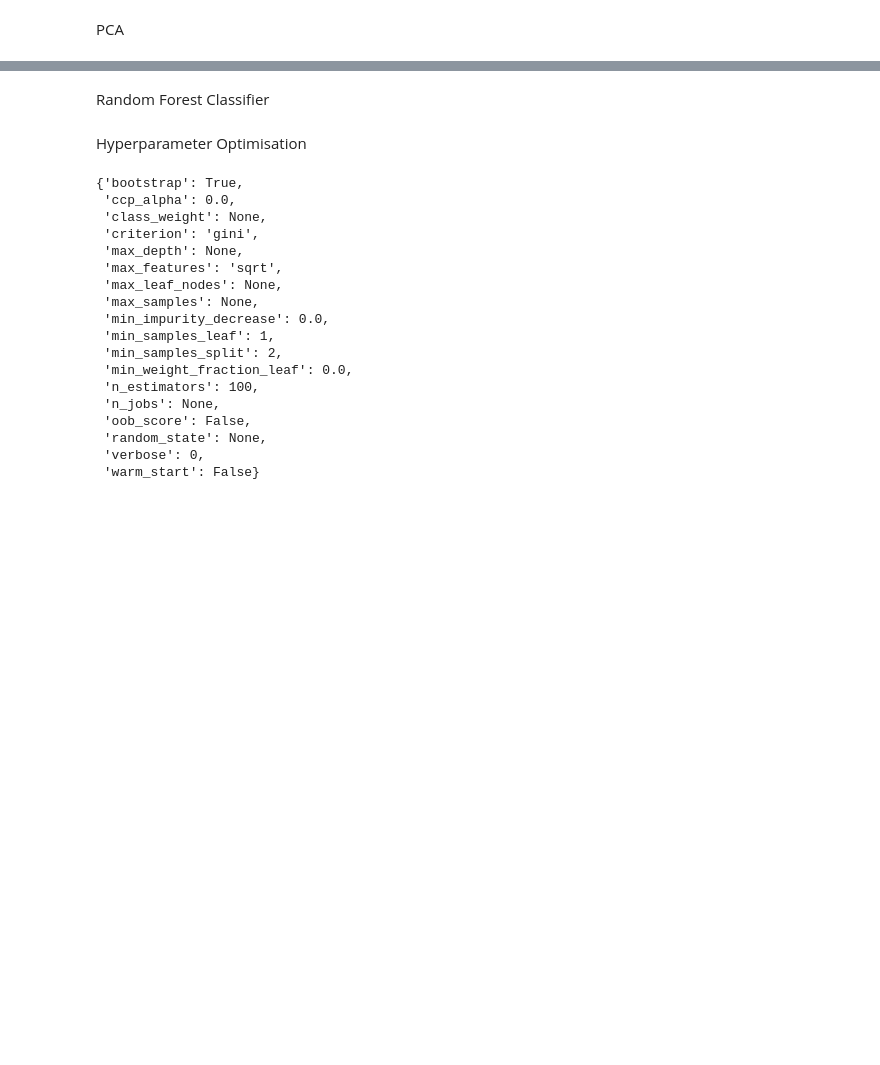
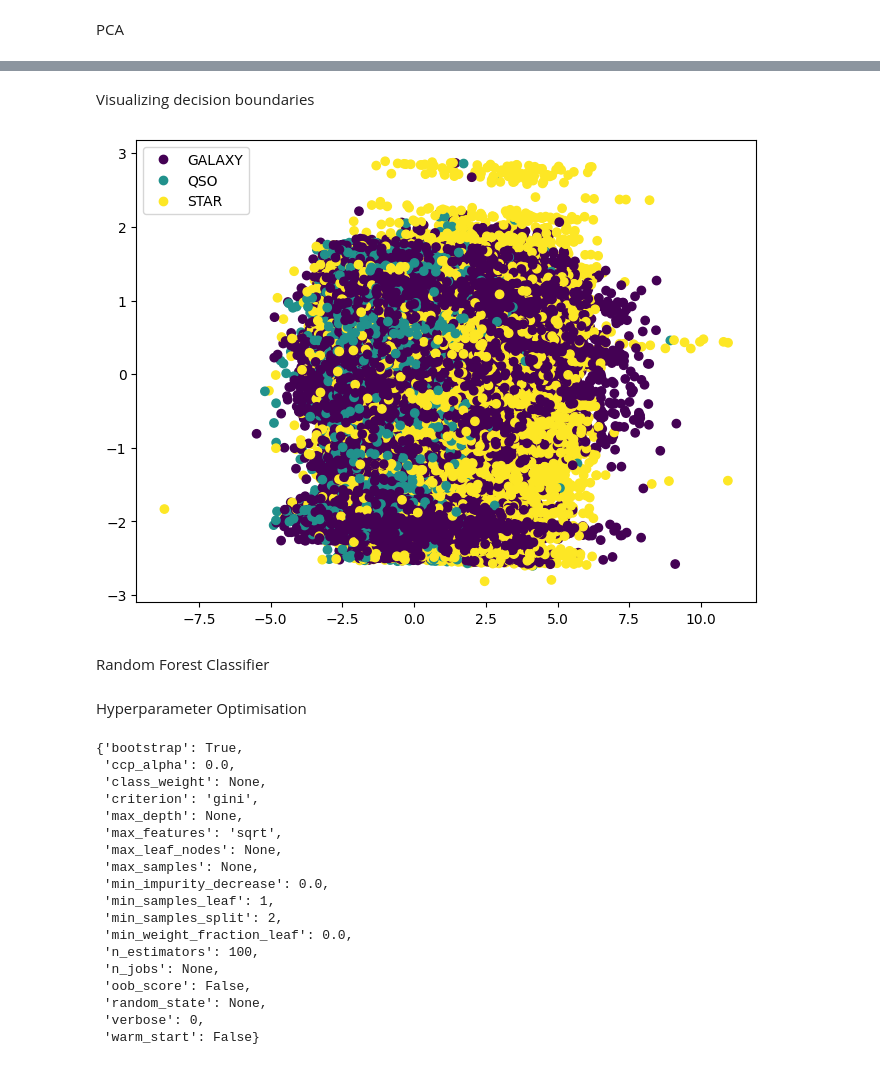
Before and after one commit to MaximosMp/IML_A2, a Jupyter notebook: IML_A2/RandomForest_PCA.ipynb, the cells around one changed output, grey strips where cells are left out. Cells and saved outputs as stored; diff of their text form; code cells hidden in the pictures; blank space fills up the shorter version.

```diff
--- a/IML_A2/RandomForest_PCA.ipynb
+++ b/IML_A2/RandomForest_PCA.ipynb
@@ -69,3 +105,18 @@ transformed_pca
+# %% [markdown]
+Visualizing decision boundaries
+# %%
+# plot the data
+
+# plt.scatter(transformed_pca.iloc[:,0], transformed_pca.iloc[:,1]) #, c=labels)
+# plt.show()
+
+plt.figure(figsize=(8,6))
+plot = plt.scatter(transformed_pca.iloc[:,0], transformed_pca.iloc[:,1], c=labels_numeric)
+plt.legend(handles=plot.legend_elements()[0], labels=list(labels.unique()))
+
+plt.show()
+# %% [output]
+[figure, added]
 # %% [markdown]
 Random Forest Classifier
 # %%
```
Also changed, not shown: parts of 10 cells of this notebook.
